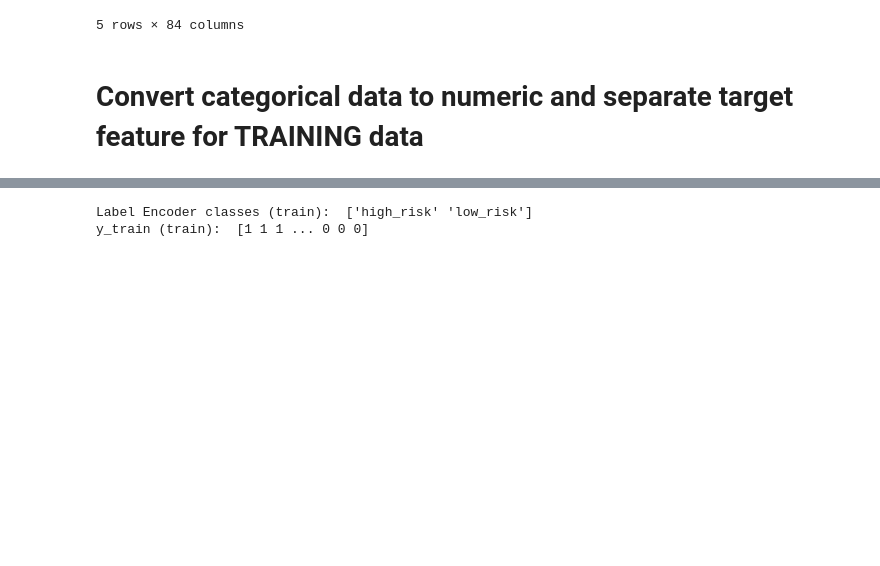
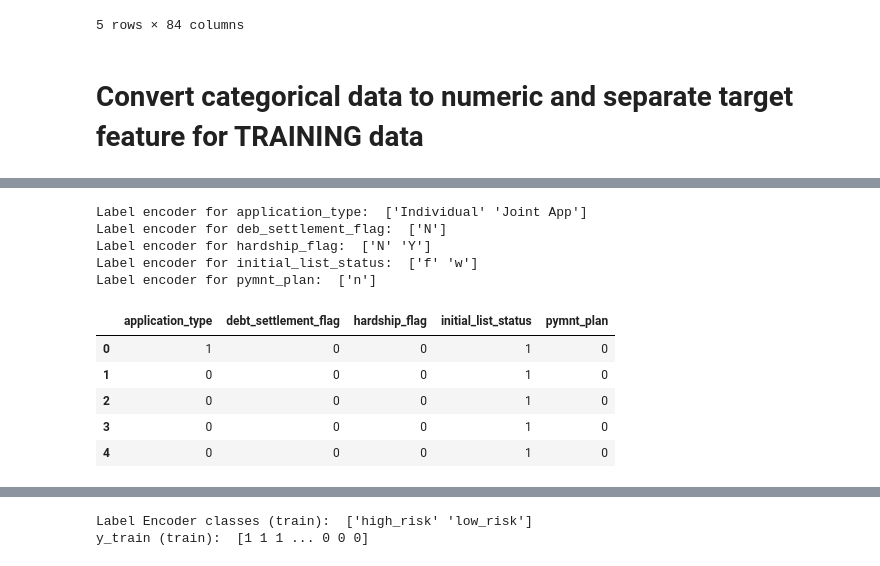
Before and after one commit to githotirado/predict-credit-risk, a Jupyter notebook: Credit Risk Evaluator.ipynb, the cells around one changed output, grey strips where cells are left out. Cells and saved outputs as stored; diff of their text form; code cells hidden in the pictures; blank space fills up the shorter version.

```diff
--- a/Credit Risk Evaluator.ipynb
+++ b/Credit Risk Evaluator.ipynb
@@ -32 +54,30 @@ from sklearn.preprocessing import StandardScaler, MinMaxScaler, LabelEncoder
+# %%
+# Use Label Encoder to preprocess binary text features
+le = LabelEncoder()
+X_train["application_type"] = le.fit_transform(X_train["application_type"])
+print("Label encoder for application_type: ", le.classes_)
+X_train["debt_settlement_flag"] = le.fit_transform(X_train["debt_settlement_flag"])
+print("Label encoder for deb_settlement_flag: ", le.classes_)
+X_train["hardship_flag"] = le.fit_transform(X_train["hardship_flag"])
+print("Label encoder for hardship_flag: ", le.classes_)
+X_train["initial_list_status"] = le.fit_transform(X_train["initial_list_status"])
+print("Label encoder for initial_list_status: ", le.classes_)
+X_train["pymnt_plan"] = le.fit_transform(X_train["pymnt_plan"])
+print("Label encoder for pymnt_plan: ", le.classes_)
+# %% [output]
+Label encoder for application_type:  ['Individual' 'Joint App']
+Label encoder for deb_settlement_flag:  ['N']
+Label encoder for hardship_flag:  ['N' 'Y']
+Label encoder for initial_list_status:  ['f' 'w']
+Label encoder for pymnt_plan:  ['n']
+# %%
+# Display the features with binary data after label encoding
+X_train[["application_type", "debt_settlement_flag","hardship_flag","initial_list_status","pymnt_plan"]].head()
+# %% [output]
+|  | application_type | debt_settlement_flag | hardship_flag | initial_list_status | pymnt_plan |
+| 0 | 1 | 0 | 0 | 1 | 0 |
+| 1 | 0 | 0 | 0 | 1 | 0 |
+| 2 | 0 | 0 | 0 | 1 | 0 |
+| 3 | 0 | 0 | 0 | 1 | 0 |
+| 4 | 0 | 0 | 0 | 1 | 0 |
 # %%
```
Also changed, not shown: parts of 12 cells of this notebook.
